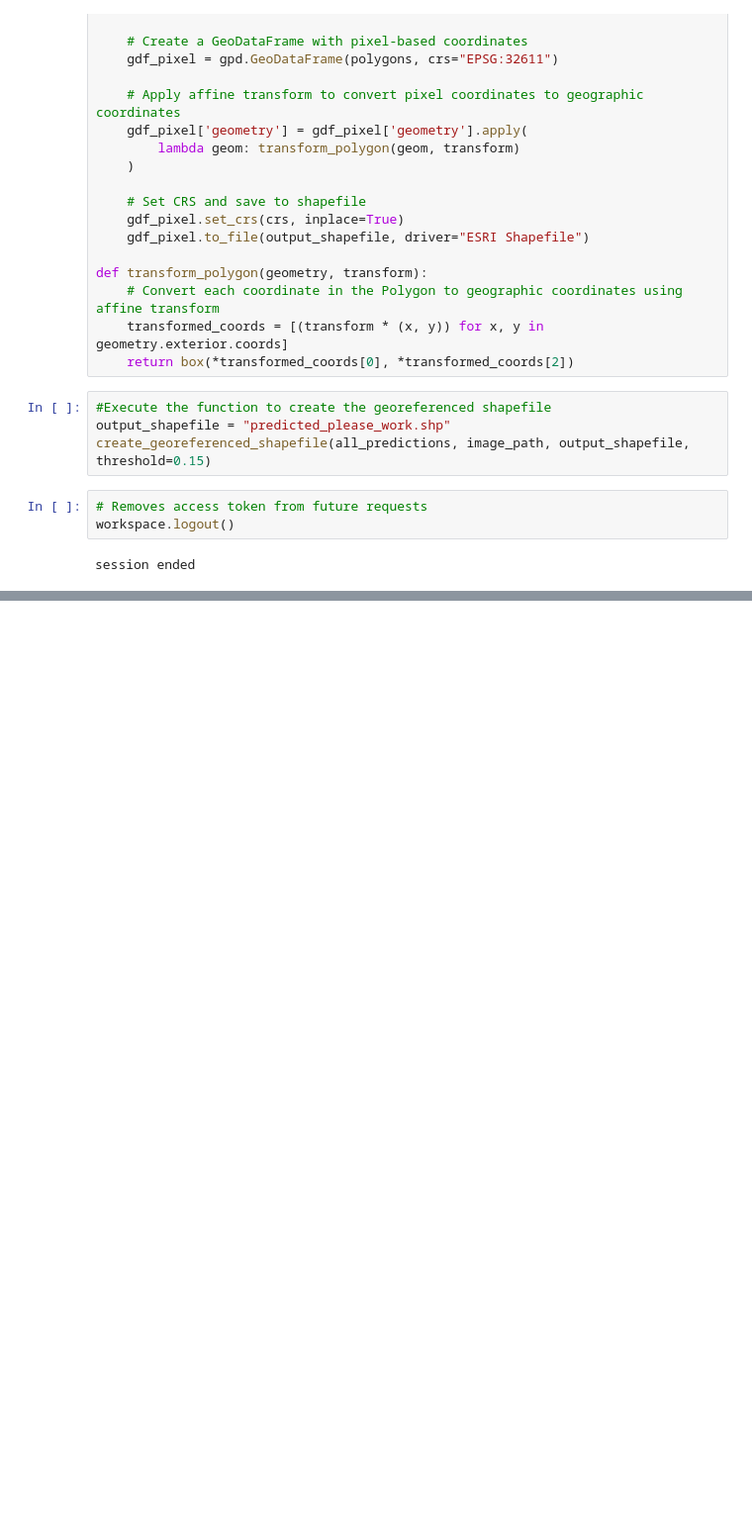
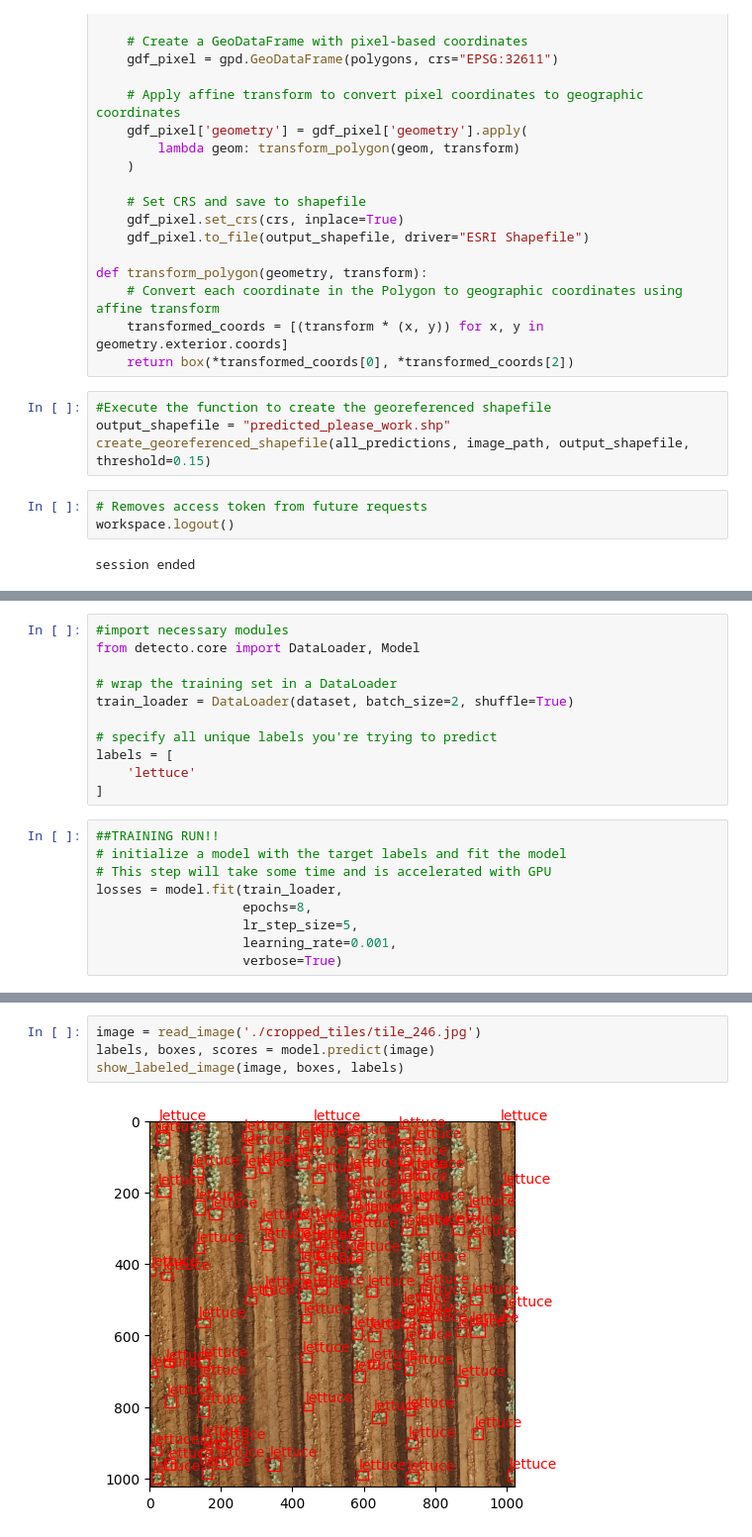
Before and after one commit to jeffgillan/data2science, a Jupyter notebook: lettuce_detecto.ipynb, the cells around one changed output, grey strips where cells are left out. Shown at 99% size. Saved outputs shown, nothing was run; the diff lists cells and outputs as text; blank space fills up the shorter version.

```diff
--- a/lettuce_detecto.ipynb
+++ b/lettuce_detecto.ipynb
@@ -311,0 +328,20 @@ session ended
+# %%
+#import necessary modules
+from detecto.core import DataLoader, Model
+
+# wrap the training set in a DataLoader
+train_loader = DataLoader(dataset, batch_size=2, shuffle=True)
+
+# specify all unique labels you're trying to predict
+labels = [
+    'lettuce'
+]
+# %%
+##TRAINING RUN!!
+# initialize a model with the target labels and fit the model
+# This step will take some time and is accelerated with GPU
+losses = model.fit(train_loader,
+                   epochs=8,
+                   lr_step_size=5,
+                   learning_rate=0.001,
+                   verbose=True)
@@ -311,0 +366,6 @@ session ended
+# %%
+image = read_image('./cropped_tiles/tile_246.jpg')
+labels, boxes, scores = model.predict(image)
+show_labeled_image(image, boxes, labels)
+# %% [output]
+[figure, added]
```
Also changed, not shown: parts of 6 cells of this notebook.
